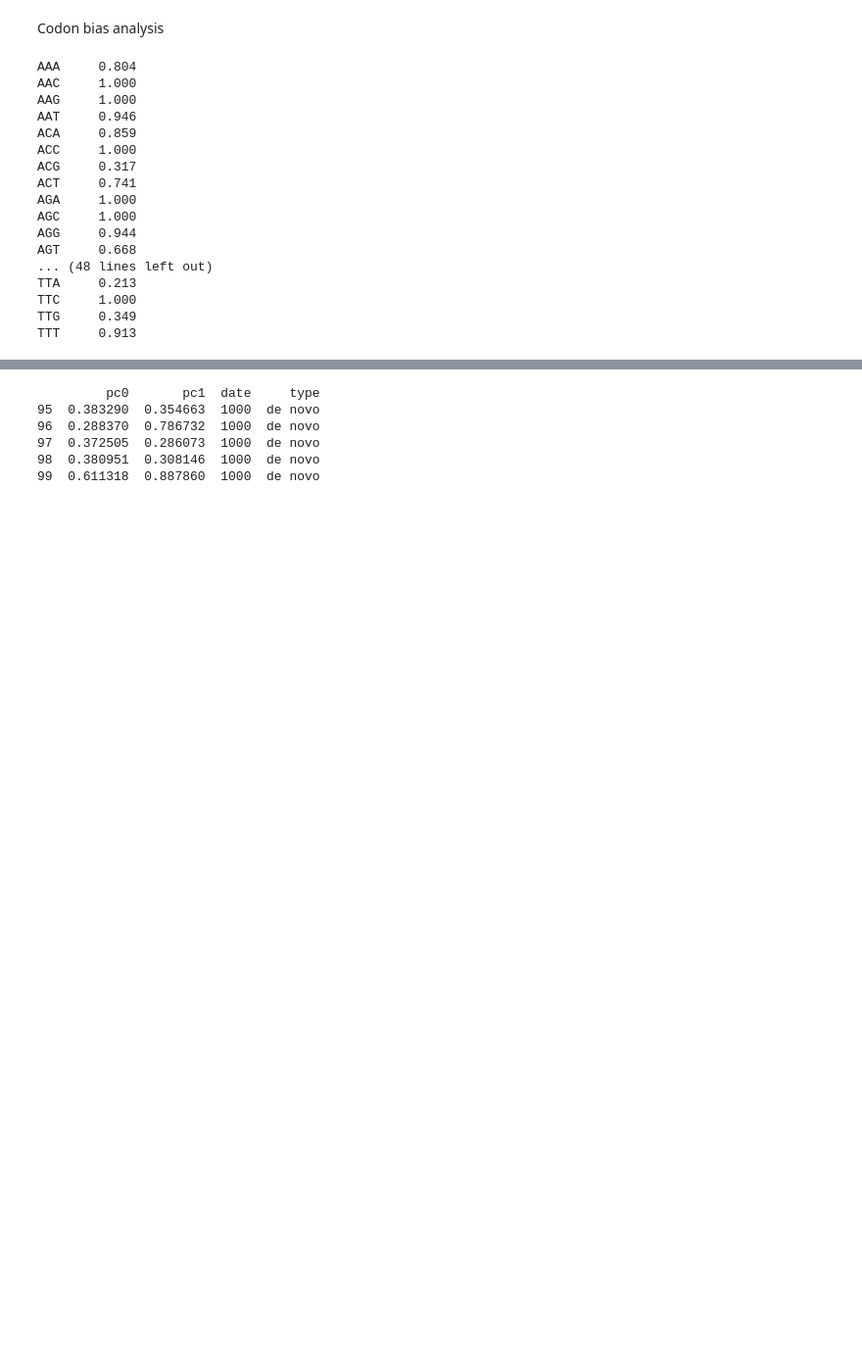
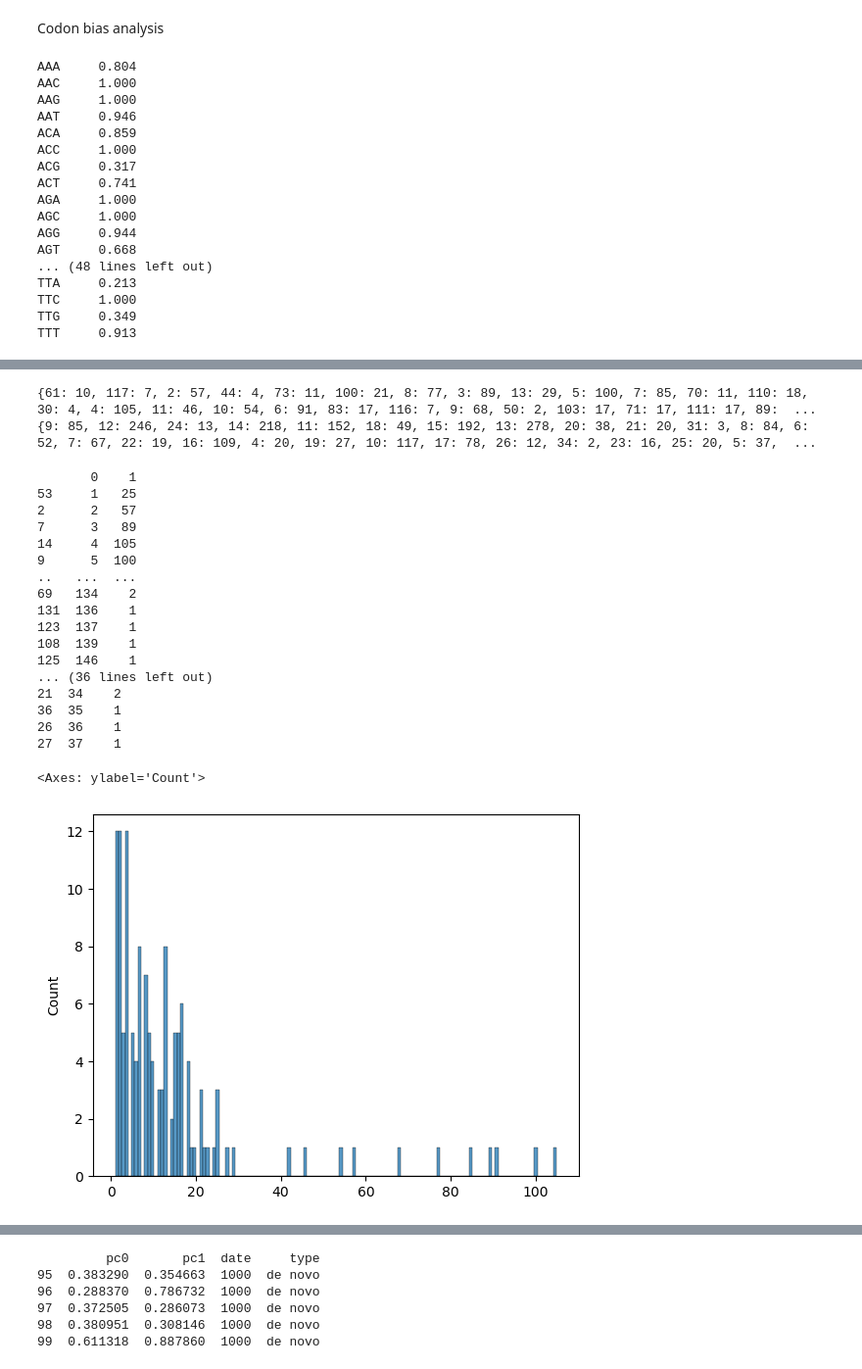
Before and after one commit to Dominko/spike_protein_rna_generator, a Jupyter notebook: scripts/data_analysis/analysis de novo.ipynb, the cells around one changed output, grey strips where cells are left out. Shown: that part at 98% size. Drawn from its saved outputs; the diff is of its cells as text; code cells hidden in the pictures; blank space fills up the shorter version.

Commit message:
Added single countring model and data analysis

```diff
--- a/scripts/data_analysis/analysis de novo.ipynb
+++ b/scripts/data_analysis/analysis de novo.ipynb
@@ -19,7 +19,7 @@ human_proteome_path = "../../datasets/raw/Homo_sapiens.GRCh38.cds.all.fa.gz"
 base_path = "../../datasets/raw/spike_nuc_X.fasta.gz"
 de_novo_path = "../../sample_outputs/2023_06_28__13_17_41/rnaformer_base__generated__de_novo.fasta"
 de_novo_human_path = "../../sample_outputs/2023_06_28__13_31_04/rnaformer_base_human_cai__generated__de_novo.fasta"
-de_novo_covid_path = "../../sample_outputs/2023_06_28__13_48_13/rnaformer_base_covid_cai__generated__de_novo.fasta"
+de_novo_covid_path = "../../sample_outputs/2023_07_21__16_28_20/rnaformer_large_covid_cai__generated__de_novo.fasta"
 paths = []
 
 pattern = re.compile("[^AatTgGcC*?]")
@@ -382,13 +212,53 @@ for seq_record in tqdm(de_novo_seqs_file):
 # %%
-de_novo_covid_seqs_file = SeqIO.parse(de_novo_covid_path, "fasta")
-de_novo_covid_biases = []
-for seq_record in tqdm(de_novo_covid_seqs_file):
+de_novo_seqs_file = SeqIO.parse(de_novo_covid_path, "fasta")
+de_novo_biases = []
+stop_codons = {}
+start_codons = {}
+for seq_record in tqdm(de_novo_seqs_file):
     if is_gene_valid(seq_record.seq):
-        # triplets = [seq_record.seq[i:i+3] for i in range(0, len(seq_record.seq), 3)]
-        # print(triplets.count("TAG") + triplets.count("TAA") + triplets.count("TGA"))
-        # print(triplets.count("ATG"))
-        de_novo_covid_biases.append(CodonAdaptationIndex([seq_record.seq]))
+        triplets = [seq_record.seq[i:i+3] for i in range(0, len(seq_record.seq), 3)]
+        if triplets.count("TAG") + triplets.count("TAA") + triplets.count("TGA") in stop_codons:
+            stop_codons[triplets.count("TAG") + triplets.count("TAA") + triplets.count("TGA")] += 1
+        else:
+            stop_codons[triplets.count("TAG") + triplets.count("TAA") + triplets.count("TGA")] = 1
+
+        if triplets.count("ATG") in start_codons:
+            start_codons[triplets.count("ATG")] += 1
+        else:
+            start_codons[triplets.count("ATG")] = 1
+        de_novo_biases.append(CodonAdaptationIndex([seq_record.seq]))
         # cai.cai_for_gene(str(seq_record.seq))
 
 # de_novo_bias = CodonAdaptationIndex(de_novo_seqs)
 # print(de_novo_biases)
+
+print(stop_codons)
+print(start_codons)
+# %% [output]
+{61: 10, 117: 7, 2: 57, 44: 4, 73: 11, 100: 21, 8: 77, 3: 89, 13: 29, 5: 100, 7: 85, 70: 11, 110: 18, 30: 4, 4: 105, 11: 46, 10: 54, 6: 91, 83: 17, 116: 7, 9: 68, 50: 2, 103: 17, 71: 17, 111: 17, 89:  ...
+{9: 85, 12: 246, 24: 13, 14: 218, 11: 152, 18: 49, 15: 192, 13: 278, 20: 38, 21: 20, 31: 3, 8: 84, 6: 52, 7: 67, 22: 19, 16: 109, 4: 20, 19: 27, 10: 117, 17: 78, 26: 12, 34: 2, 23: 16, 25: 20, 5: 37,  ...
+# %%
+print(pd.DataFrame.from_dict(stop_codons.items()).sort_values(0))
+print(pd.DataFrame.from_dict(start_codons.items()).sort_values(0))
+
+sns.histplot(stop_codons, bins=136)
+# %% [output]
+       0    1
+53     1   25
+2      2   57
+7      3   89
+14     4  105
+9      5  100
+..   ...  ...
+69   134    2
+131  136    1
+123  137    1
+108  139    1
+125  146    1
+... (36 lines left out)
+21  34    2
+36  35    1
+26  36    1
+27  37    1
+<Axes: ylabel='Count'>
+[figure, added]
```
Also changed, not shown: parts of 3 cells of this notebook, 9 other files.
